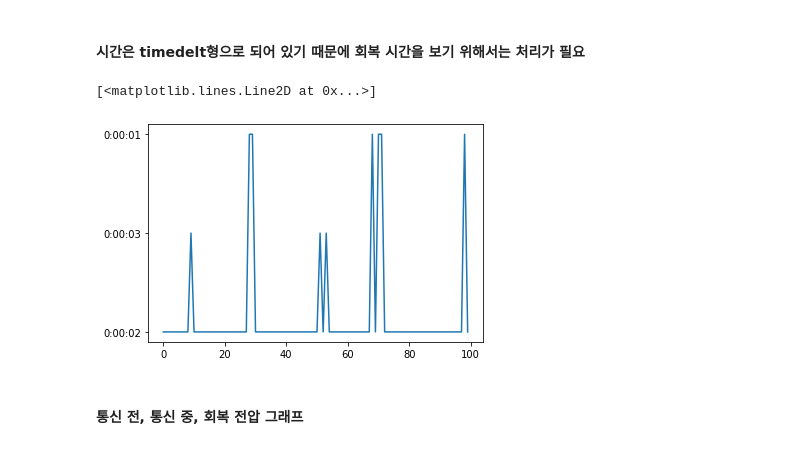
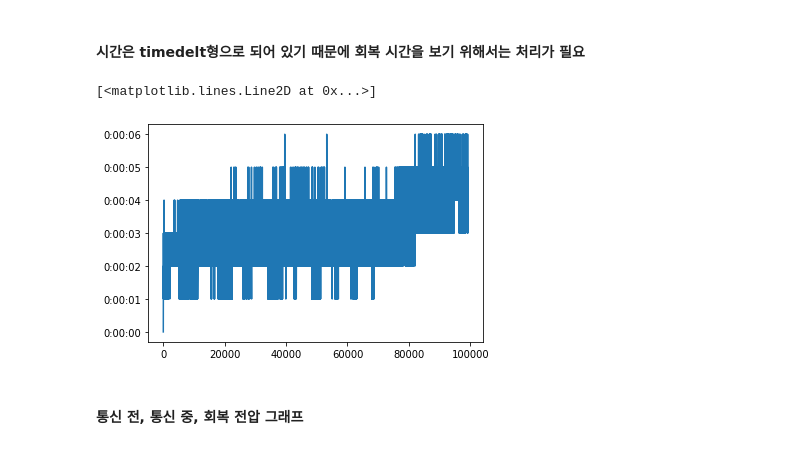
Before and after one commit to minD9it/Battery, a Jupyter notebook: DataAnalysis_DODI.ipynb, the cells around one changed output. Saved outputs shown, nothing was run; the diff lists cells and outputs as text; code cells hidden in the pictures.

Commit message:
211029 v1.6 plot+

```diff
--- a/DataAnalysis_DODI.ipynb
+++ b/DataAnalysis_DODI.ipynb
@@ -10,7 +10,7 @@ from tqdm import tqdm
 # %% [markdown]
 ### 데이터 불러오기
 # %%
-data = pd.read_csv("data/0mA(29s)~30mA(1s)_DODI_C_merge.csv") #통합 데이터
+data = pd.read_csv("data/0mA(29s)~30mA(1s)_DODI_C_merge_2.csv") #통합 데이터
 data.describe()
 # %% [output]
 |  | Voltage(V) | Current(A) | Resistance(Ohm) | Power(W) |
@@ -145,6 +145,7 @@ ref.shape
 recovery_time=np.zeros((1,2)) #시간은 통신 전, 회복(crit) 시간
 recovery_rate=np.zeros((1,2), dtype=int) #통신(최대), crit(0.5 or smaller)
 recovery_volt=np.zeros((1,3), dtype=int) #통신전, 통신(최소), 회복
+index = np.zeros((1,2))
 
 crit = 0.50
 
@@ -158,20 +159,25 @@ for _, i in enumerate(tqdm(ref)): #기준 전압
         v = np.append(v, np.array([data['Voltage(V)'][i+j]])) #배열에 현재 전압값 추가
 
         #회복 전압이면 반복을 멈추고 각 배열에 요소 추가
+        #(data['Voltage(V)'][i+j] > 2.0) and -> 잘못된 데이터가 들어가 있었음
         # 1. 현재 전압 < 다음 전압 && 2. 다음 전류가 0.020보다 작을 때 && 3. 현재 전압 변화율 <= 기준 전압 변화율 && 4. 전압 변화율 != 0
-        if (data['Voltage(V)'][i+j] > 2.0) and (data['Voltage(V)'][i+j] < data['Voltage(V)'][i+j+1]) and (data['Current(A)'][i+j+1] < 0.020) and (rate <= crit) and (rate != 0.0000):
+        if (data['Voltage(V)'][i+j] < data['Voltage(V)'][i+j+1]) and (data['Current(A)'][i+j+1] < 0.020) and (rate <= crit) and (rate != 0.0000):
             #전압 변화율 추가(최대 전압 변화율(최저 전압), 현재 전압 변화율)
             recovery_rate = np.append(recovery_rate, np.array([np.max(r), rate]).reshape(1,2), axis=0)
+
             #전압 회복 시간(기준 전압 시간, 회복 전압 시간)
             recovery_time = np.append(recovery_time, np.array([data['Time'][i], data['Time'][i+j]]).reshape(1,2), axis=0)
+
             #전압(기준 전압, 최저 전압, 회복 전압)
             recovery_volt = np.append(recovery_volt, np.array([data['Voltage(V)'][i], np.min(v), data['Voltage(V)'][i+j]]).reshape(1,3), axis=0)
 
+            index = np.append(index, np.array([i, (i+j)]).reshape(1,2), axis=0)
             break
 
 recovery_rate = np.delete(recovery_rate, 0, 0)
 recovery_time = np.delete(recovery_time, 0, 0)
 recovery_volt = np.delete(recovery_volt, 0, 0)
+index = np.delete(index, 0, 0)
 # %% [markdown]
 ### 시간을 timedelt로 변환하기 위함
 - 전압 회복 시간을 알기 위해서 전체 시간을 변환
@@ -267,13 +294,13 @@ np.argmin(np.max(recovery_rate[51700:52000], axis=1))
 # %%
 re_time = []
 
 for i in recovery_time:
     re_time.append(str(i[1] - i[0]))
 
-plt.plot(re_time[100:200])
+plt.plot(re_time[:])
 # %% [output]
 [<matplotlib.lines.Line2D at 0x...>]
-[figure, old version]
+[figure, new version]
 # %% [markdown]
 #### 통신 전, 통신 중, 회복 전압 그래프
 # %%
```
Also changed, not shown: parts of 10 cells of this notebook.
